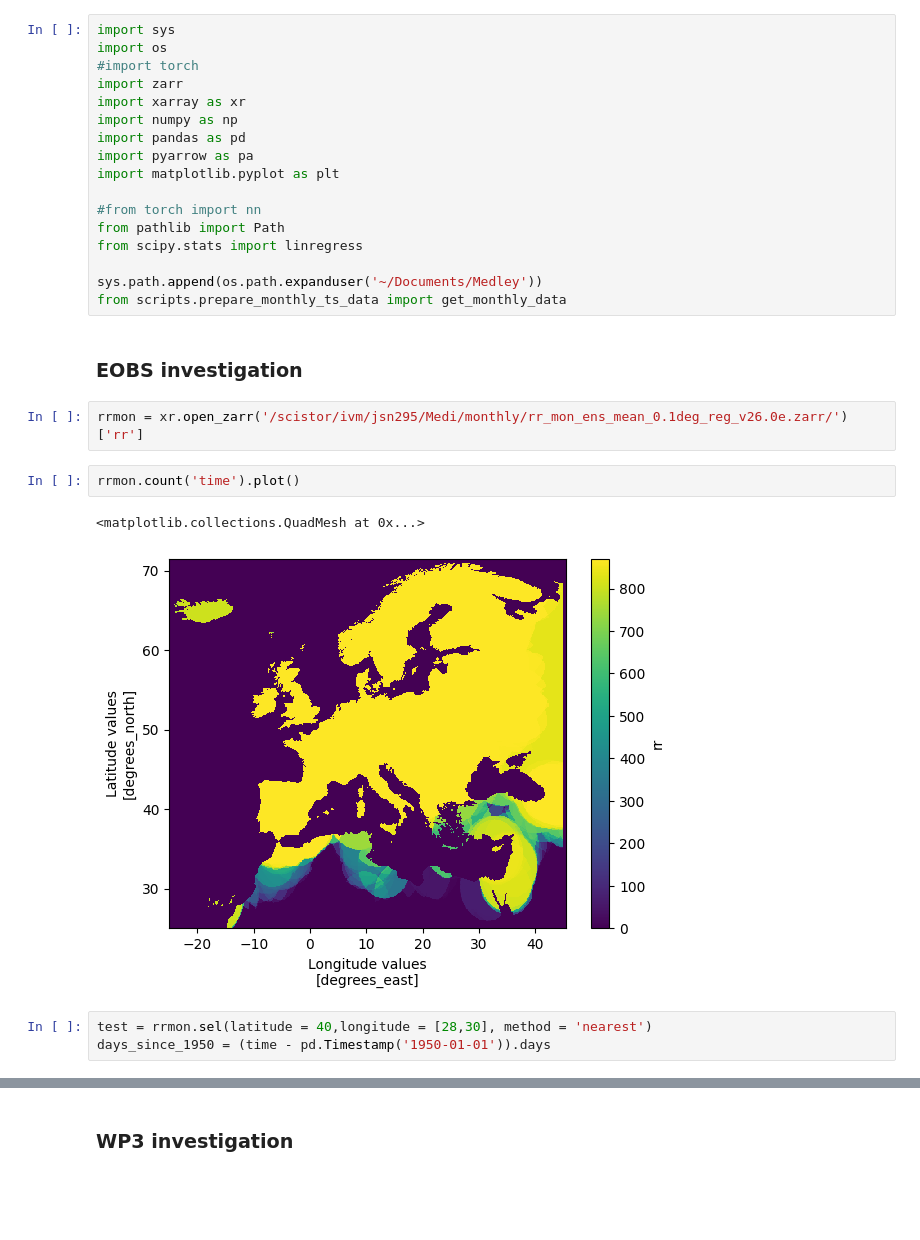
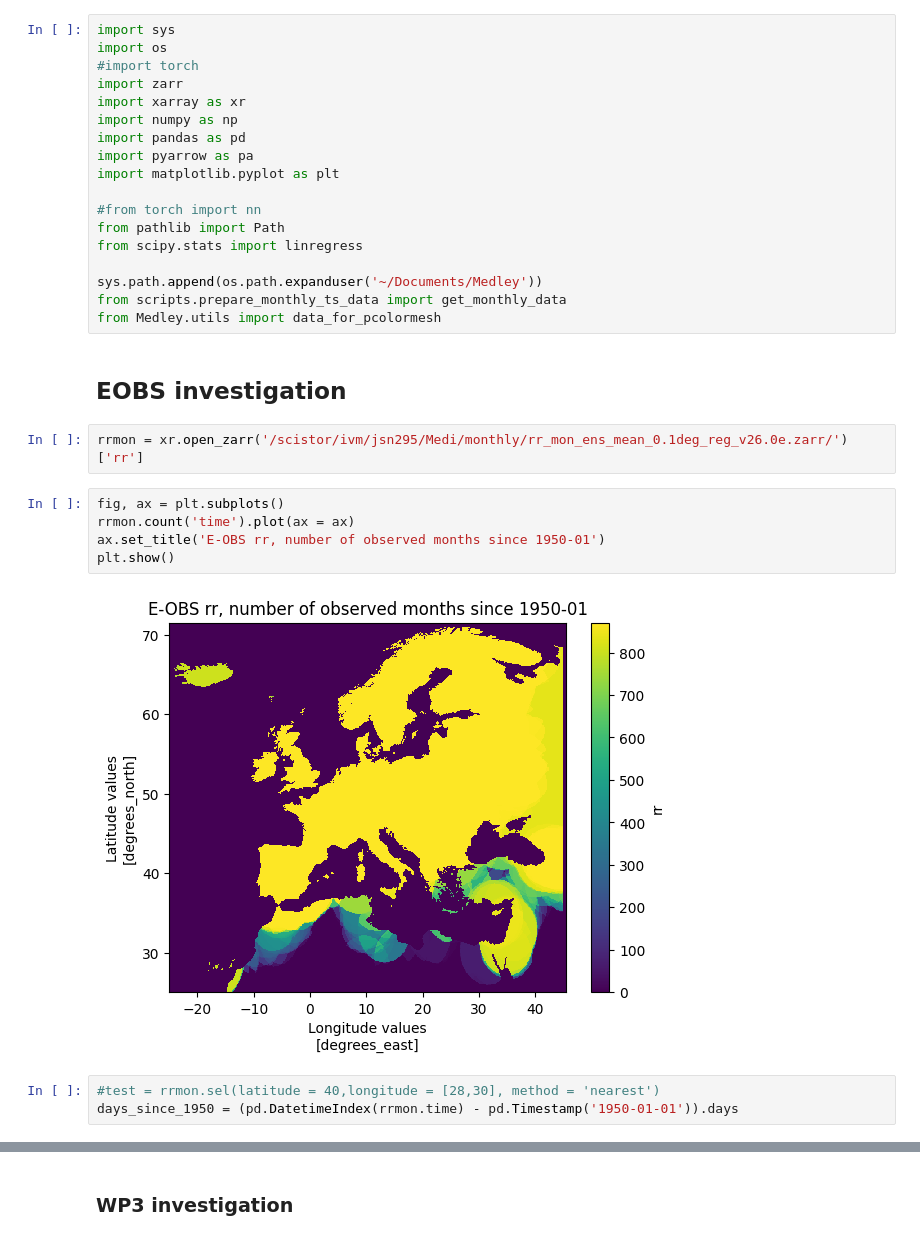
Before and after one commit to chiemvs/Medley, a Jupyter notebook: notebooks/Spatial_exploration.ipynb, the cells around one changed output, grey strips where cells are left out. Drawn from its saved outputs; the diff is of its cells as text; blank space fills up the shorter version.

```diff
--- a/notebooks/Spatial_exploration.ipynb
+++ b/notebooks/Spatial_exploration.ipynb
@@ -15,18 +15,21 @@ from scipy.stats import linregress
 
 sys.path.append(os.path.expanduser('~/Documents/Medley'))
 from scripts.prepare_monthly_ts_data import get_monthly_data
+from Medley.utils import data_for_pcolormesh
 # %% [markdown]
-### EOBS investigation
+## EOBS investigation
 # %%
 rrmon = xr.open_zarr('/scistor/ivm/jsn295/Medi/monthly/rr_mon_ens_mean_0.1deg_reg_v26.0e.zarr/')['rr']
 # %%
-rrmon.count('time').plot()
+fig, ax = plt.subplots()
+rrmon.count('time').plot(ax = ax)
+ax.set_title('E-OBS rr, number of observed months since 1950-01')
+plt.show()
 # %% [output]
-<matplotlib.collections.QuadMesh at 0x...>
-[figure, old version]
+[figure, new version]
 # %%
-test = rrmon.sel(latitude = 40,longitude = [28,30], method = 'nearest')
-days_since_1950 = (time - pd.Timestamp('1950-01-01')).days
+#test = rrmon.sel(latitude = 40,longitude = [28,30], method = 'nearest')
+days_since_1950 = (pd.DatetimeIndex(rrmon.time) - pd.Timestamp('1950-01-01')).days
 # %%
 def xr_linregress(y, x, min_count = 30):
     """
```
Also changed, not shown: parts of 21 cells of this notebook, 2 other files.
